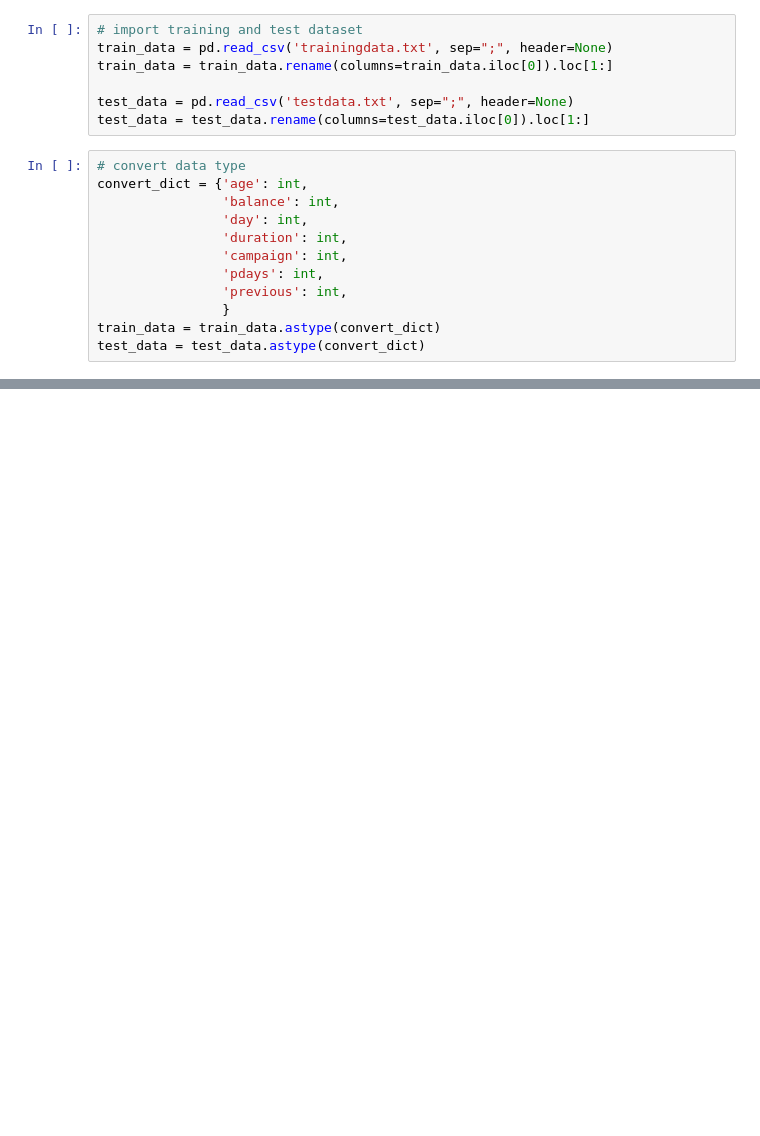
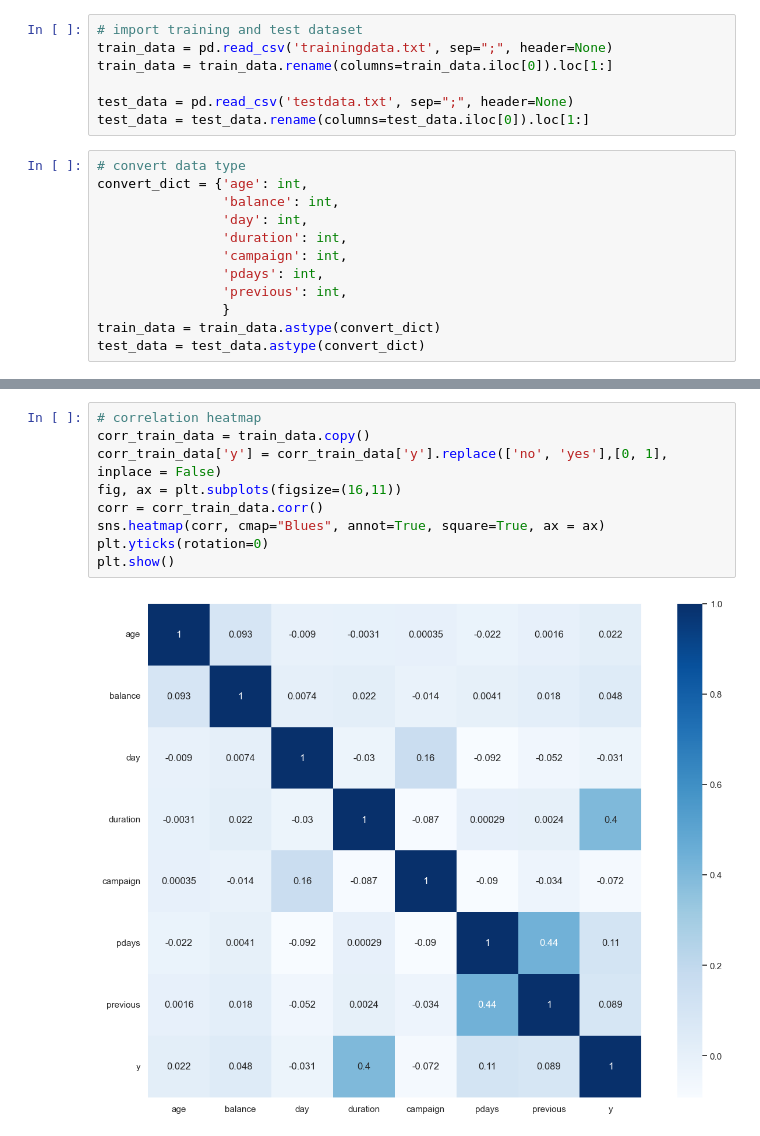
Before and after one commit to yangzyyy/my-nus-project-dsml, a Jupyter notebook: DSA5101/ml-project/dsa5101-ml-project-data-pre-processing.ipynb, the cells around one changed output, grey strips where cells are left out. Cells and saved outputs as stored; diff of their text form; blank space fills up the shorter version.

```diff
--- a/DSA5101/ml-project/dsa5101-ml-project-data-pre-processing.ipynb
+++ b/DSA5101/ml-project/dsa5101-ml-project-data-pre-processing.ipynb
@@ -28,0 +51,11 @@ test_data = test_data.astype(convert_dict)
+# %%
+# correlation heatmap
+corr_train_data = train_data.copy()
+corr_train_data['y'] = corr_train_data['y'].replace(['no', 'yes'],[0, 1], inplace = False)
+fig, ax = plt.subplots(figsize=(16,11))
+corr = corr_train_data.corr()
+sns.heatmap(corr, cmap="Blues", annot=True, square=True, ax = ax)
+plt.yticks(rotation=0)
+plt.show()
+# %% [output]
+[figure, added]
```
Also changed, not shown: parts of 13 cells of this notebook, 4 other files.
